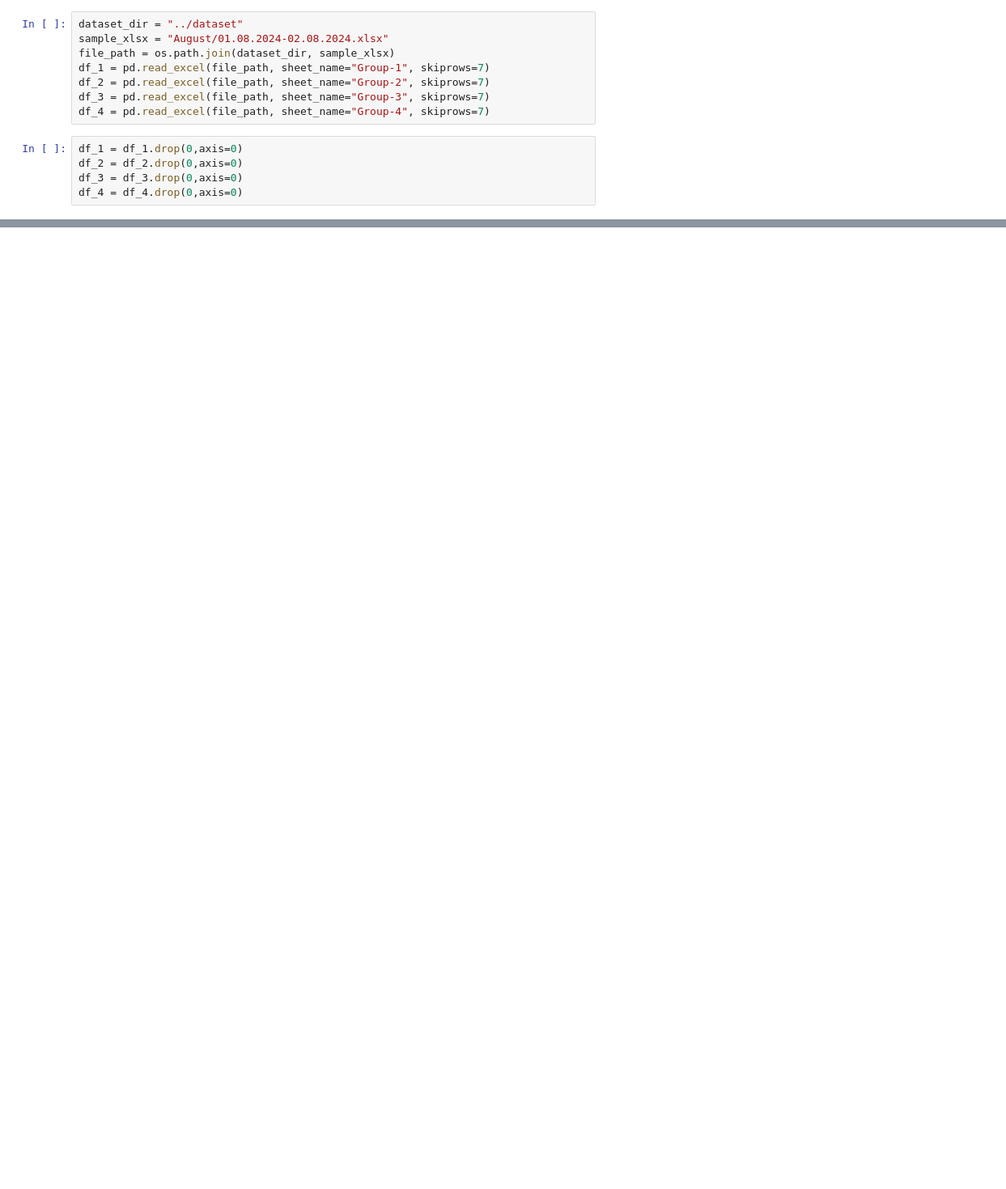
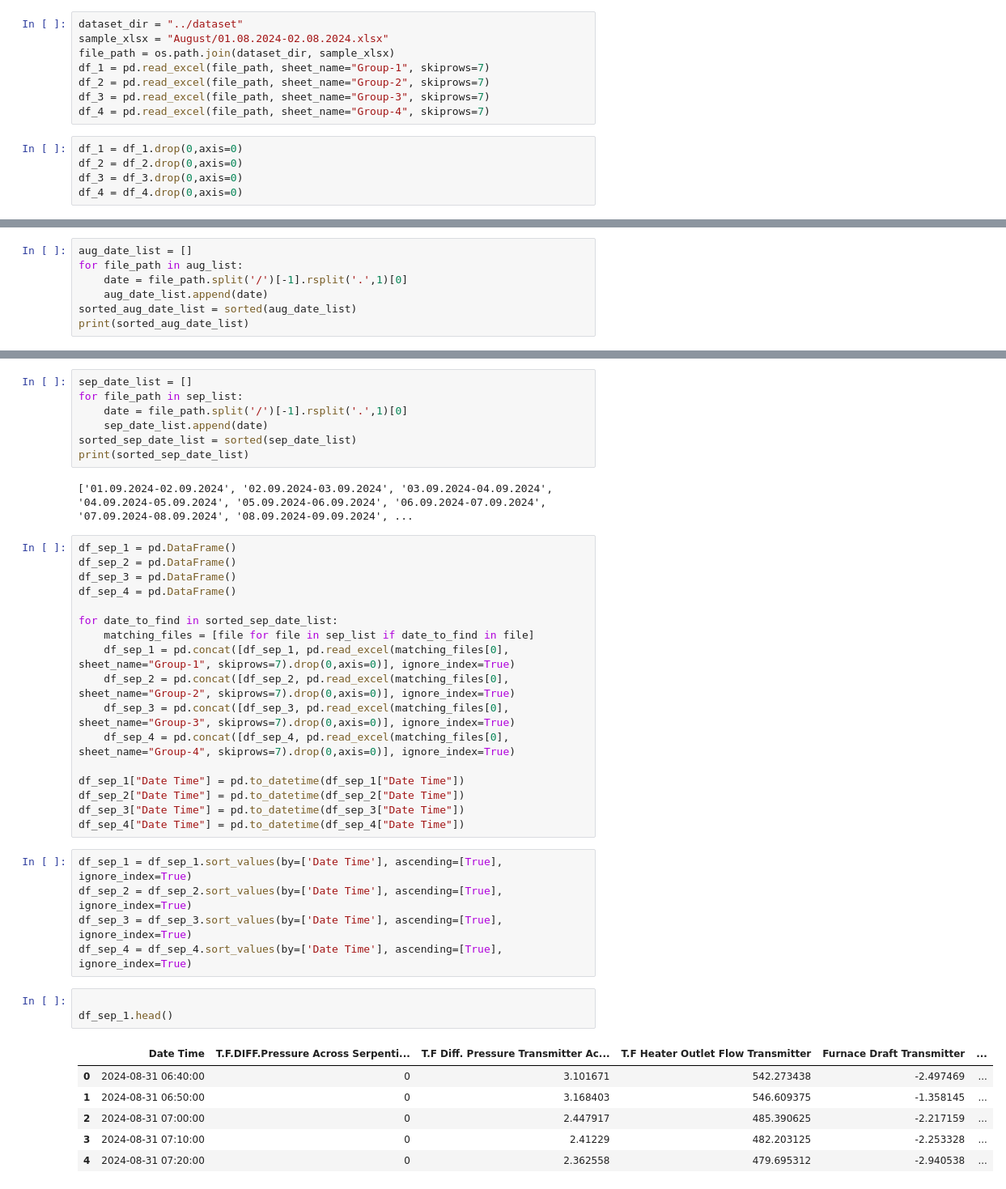
Before and after one commit to Nipuna-Tennakoon/AI-Development-for-Biomass-Heaters, a Jupyter notebook: data_cleaning/eda_one.ipynb, the cells around one changed output, grey strips where cells are left out. Shown at 81% size. Cells and saved outputs as stored; diff of their text form; blank space fills up the shorter version.

```diff
--- a/data_cleaning/eda_one.ipynb
+++ b/data_cleaning/eda_one.ipynb
@@ -28,0 +96,7 @@ df_4.head()
+# %%
+aug_date_list = []
+for file_path in aug_list:
+    date = file_path.split('/')[-1].rsplit('.',1)[0]
+    aug_date_list.append(date)
+sorted_aug_date_list = sorted(aug_date_list)
+print(sorted_aug_date_list)
@@ -28,0 +144,41 @@ df_4.head()
+# %%
+sep_date_list = []
+for file_path in sep_list:
+    date = file_path.split('/')[-1].rsplit('.',1)[0]
+    sep_date_list.append(date)
+sorted_sep_date_list = sorted(sep_date_list)
+print(sorted_sep_date_list)
+# %% [output]
+['01.09.2024-02.09.2024', '02.09.2024-03.09.2024', '03.09.2024-04.09.2024', '04.09.2024-05.09.2024', '05.09.2024-06.09.2024', '06.09.2024-07.09.2024', '07.09.2024-08.09.2024', '08.09.2024-09.09.2024', ...
+# %%
+df_sep_1 = pd.DataFrame()
+df_sep_2 = pd.DataFrame()
+df_sep_3 = pd.DataFrame()
+df_sep_4 = pd.DataFrame()
+
+for date_to_find in sorted_sep_date_list:
+    matching_files = [file for file in sep_list if date_to_find in file]
+    df_sep_1 = pd.concat([df_sep_1, pd.read_excel(matching_files[0], sheet_name="Group-1", skiprows=7).drop(0,axis=0)], ignore_index=True)
+    df_sep_2 = pd.concat([df_sep_2, pd.read_excel(matching_files[0], sheet_name="Group-2", skiprows=7).drop(0,axis=0)], ignore_index=True)
+    df_sep_3 = pd.concat([df_sep_3, pd.read_excel(matching_files[0], sheet_name="Group-3", skiprows=7).drop(0,axis=0)], ignore_index=True)
+    df_sep_4 = pd.concat([df_sep_4, pd.read_excel(matching_files[0], sheet_name="Group-4", skiprows=7).drop(0,axis=0)], ignore_index=True)
+
+df_sep_1["Date Time"] = pd.to_datetime(df_sep_1["Date Time"])
+df_sep_2["Date Time"] = pd.to_datetime(df_sep_2["Date Time"])
+df_sep_3["Date Time"] = pd.to_datetime(df_sep_3["Date Time"])
+df_sep_4["Date Time"] = pd.to_datetime(df_sep_4["Date Time"])
+# %%
+df_sep_1 = df_sep_1.sort_values(by=['Date Time'], ascending=[True], ignore_index=True)
+df_sep_2 = df_sep_2.sort_values(by=['Date Time'], ascending=[True], ignore_index=True)
+df_sep_3 = df_sep_3.sort_values(by=['Date Time'], ascending=[True], ignore_index=True)
+df_sep_4 = df_sep_4.sort_values(by=['Date Time'], ascending=[True], ignore_index=True)
+# %%
+
+df_sep_1.head()
+# %% [output]
+|  | Date Time | T.F.DIFF.Pressure Across Serpenti... | T.F Diff. Pressure Transmitter Ac... | T.F Heater Outlet Flow Transmitter | Furnace Draft Transmitter | ... |
+| 0 | 2024-08-31 06:40:00 | 0 | 3.101671 | 542.273438 | -2.497469 | ... |
+| 1 | 2024-08-31 06:50:00 | 0 | 3.168403 | 546.609375 | -1.358145 | ... |
+| 2 | 2024-08-31 07:00:00 | 0 | 2.447917 | 485.390625 | -2.217159 | ... |
+| 3 | 2024-08-31 07:10:00 | 0 | 2.41229 | 482.203125 | -2.253328 | ... |
+| 4 | 2024-08-31 07:20:00 | 0 | 2.362558 | 479.695312 | -2.940538 | ... |
```
Also changed, not shown: parts of 14 cells of this notebook.
